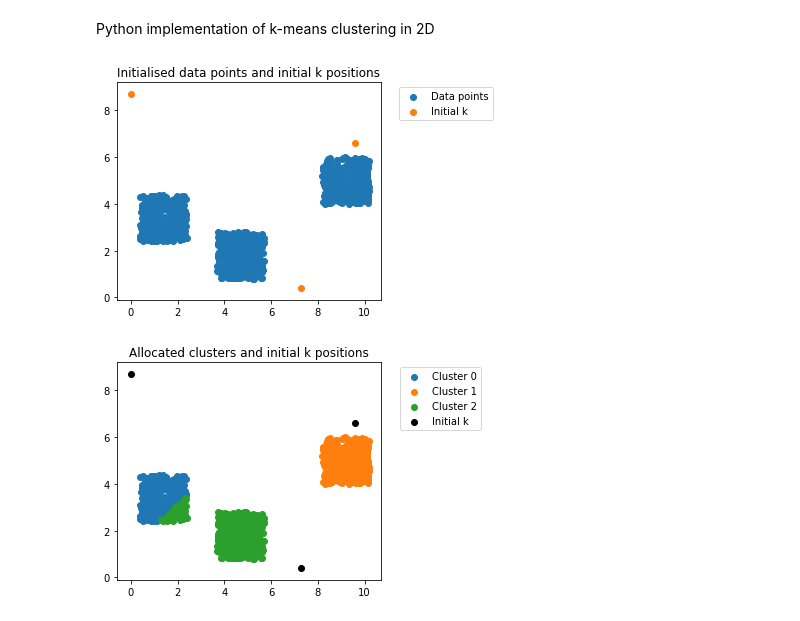
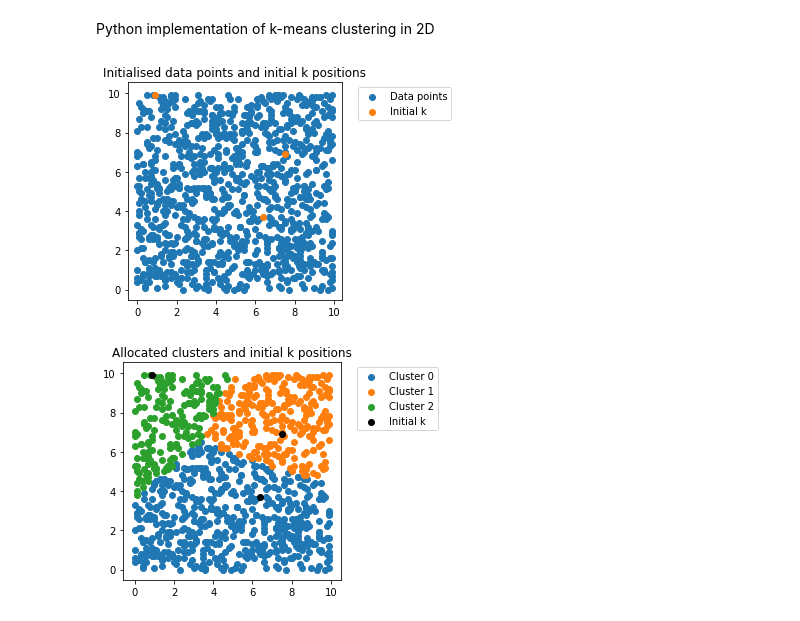
Before and after one commit to antgobar/k-means_from_scratch, a Jupyter notebook: Python k-means from scratch 2D simple.ipynb, the cells around one changed output. Drawn from its saved outputs; the diff is of its cells as text; code cells hidden in the pictures.

```diff
--- a/Python k-means from scratch 2D simple.ipynb
+++ b/Python k-means from scratch 2D simple.ipynb
@@ -21,7 +21,7 @@ def make_data(k, no_points, data_type):
             x_points.append(x_pos)
             y_points.append(y_pos)
 
-    elif data_type == 'random':
+    elif data_type == 'clustered':
         x_clusts = []
         y_clusts = []
 
@@ -162,21 +162,21 @@ def plot_centroids(count):
 # %%
 # Initialise dataset and plot
 
 k = 3
 no_points = 1000
-x_points, y_points = make_data(k, no_points, 'clustered')
+x_points, y_points = make_data(k, no_points, 'random')
 x_cent, y_cent = init_k(k)
 distances = distance_calc(x_points, y_points, x_cent, y_cent)
 which_k = k_allocation(distances)
 plot_data()
 plt.show()
 clusters = make_clusters(which_k, x_points, y_points)
 plot_clusters()
 plot_init_k()
 plt.show()
 # %% [output]
-[figure, old version]
+[figure, new version]
-[figure, old version]
+[figure, new version]
 # %%
 # Loop through clustering and centroid functions until the difference between one iteration and the next
 # is lower than a user determined value
```
Also changed, not shown: parts of 1 cell of this notebook.
